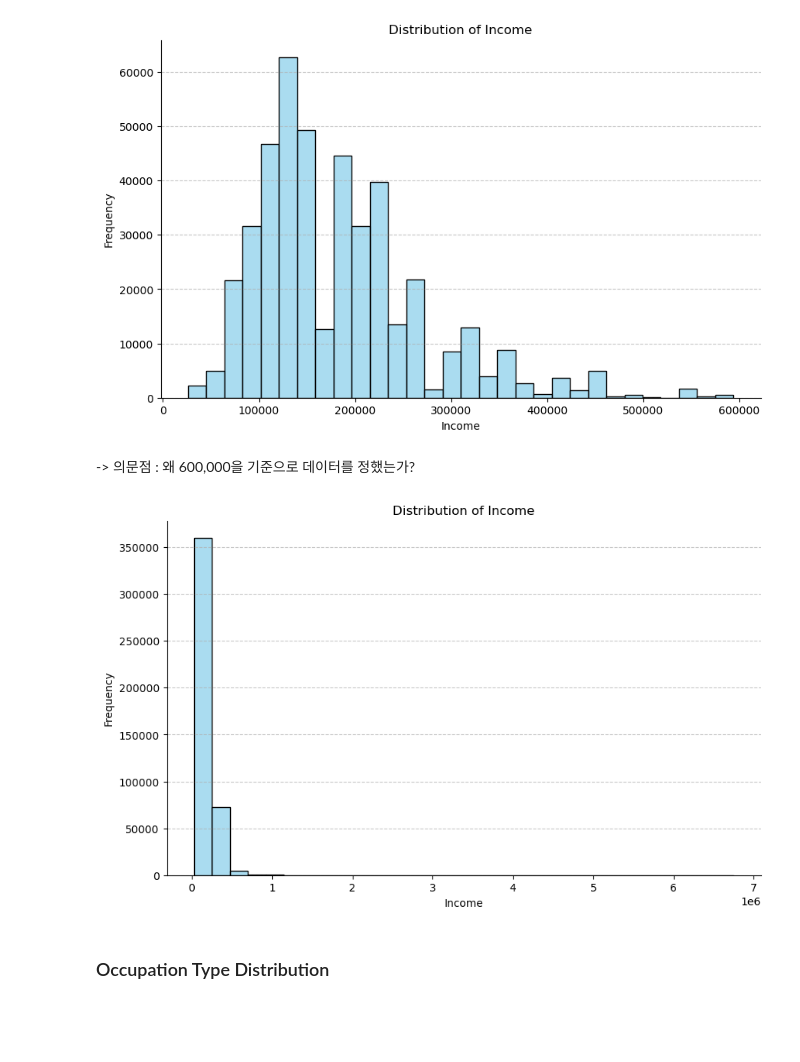
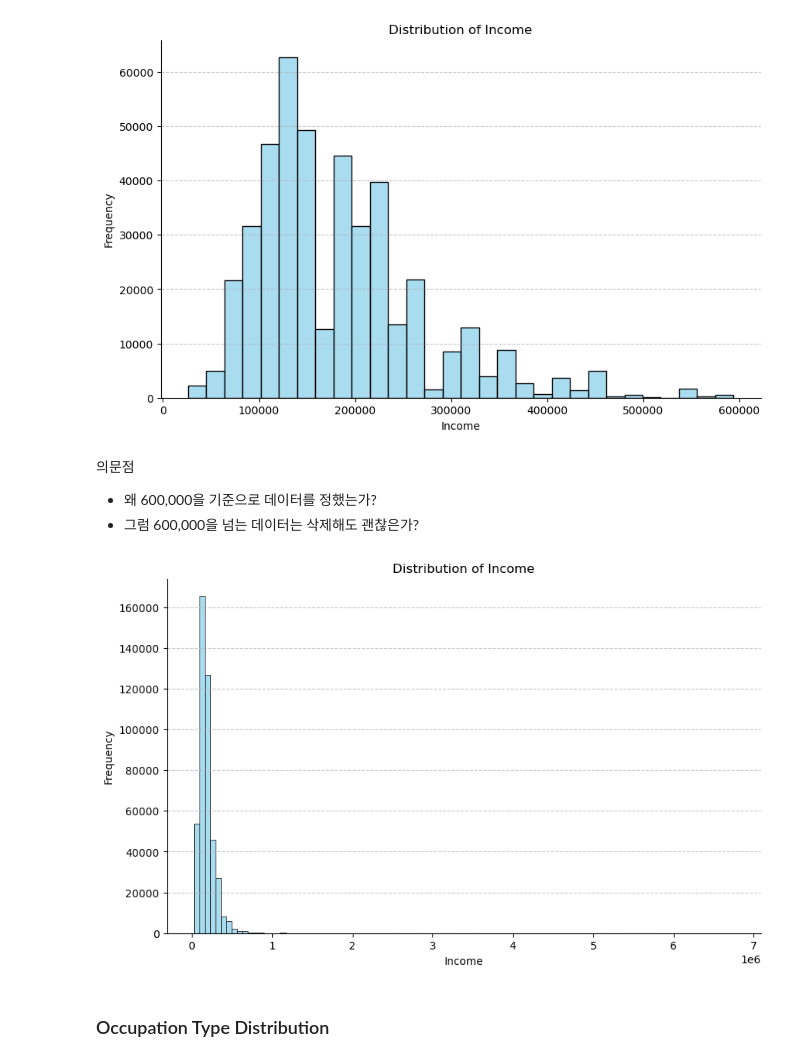
Before and after one commit to tmdcksdl/ML_Credit_Project, a Jupyter notebook: ML_Project/Data_EDA.ipynb, the cells around one changed output. Drawn from its saved outputs; the diff is of its cells as text; code cells hidden in the pictures; blank space fills up the shorter version.

Commit message:
Data Score

```diff
--- a/ML_Project/Data_EDA.ipynb
+++ b/ML_Project/Data_EDA.ipynb
@@ -299,24 +303,26 @@ plt.show()
 # %% [output]
 [figure]
 # %% [markdown]
--> 의문점 : 왜 600,000을 기준으로 데이터를 정했는가?
+의문점
+- 왜 600,000을 기준으로 데이터를 정했는가?
+- 그럼 600,000을 넘는 데이터는 삭제해도 괜찮은가?
 # %%
 plt.figure(figsize=(10, 6))
 
-ax = sns.histplot(data=application[application['AMT_INCOME_TOTAL'] <= 6750000], x='AMT_INCOME_TOTAL', bins=30,
+ax = sns.histplot(data=application[application['AMT_INCOME_TOTAL'] <= 6750000], x='AMT_INCOME_TOTAL', bins=100,
                  color='skyblue', edgecolor='black', alpha=0.7)
 
 ax.set_xlabel('Income')
 ax.set_ylabel('Frequency')
 ax.set_title('Distribution of Income')
 ax.grid(axis='y', linestyle='--', alpha=0.7)
 ax.tick_params(axis='both', which='major', labelsize=10)
 ax.spines['right'].set_visible(False)
 ax.spines['top'].set_visible(False)
 
 plt.show()
 # %% [output]
-[figure, old version]
+[figure, new version]
 # %% [markdown]
 ### Occupation Type Distribution
 # %%
```
Also changed, not shown: parts of 9 cells of this notebook, 1 other file.
